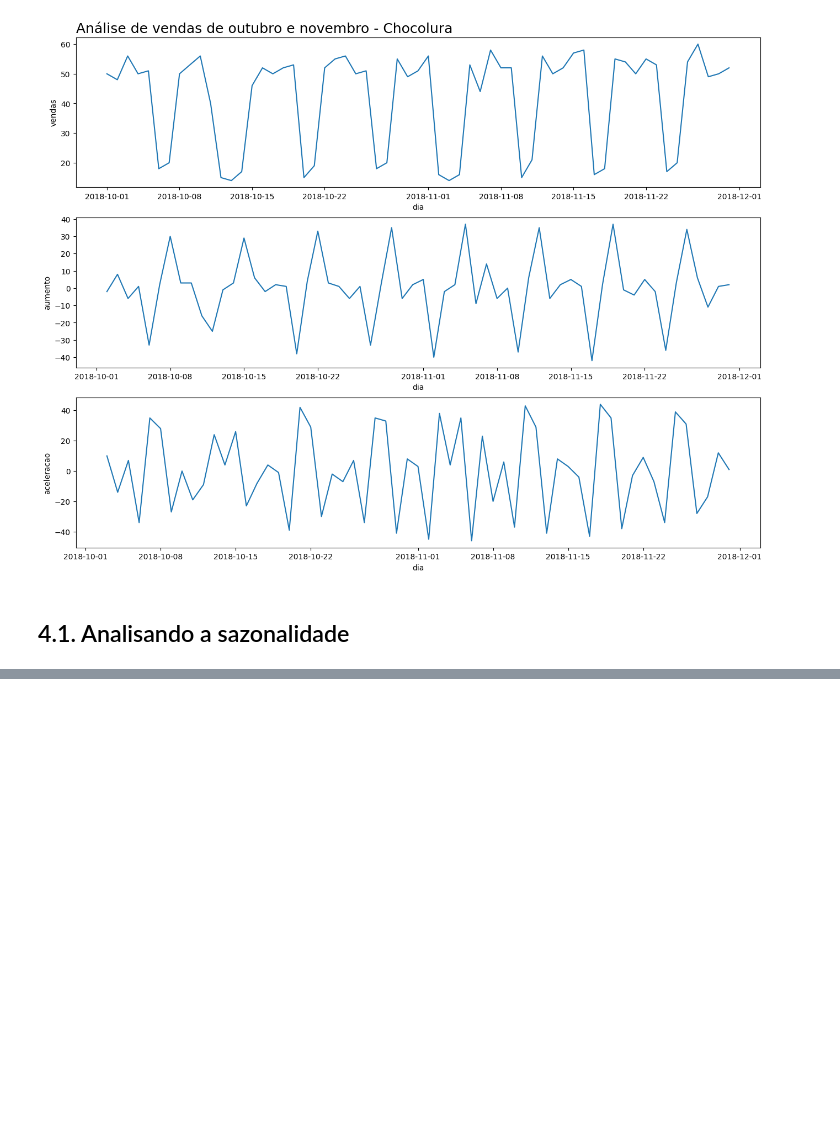
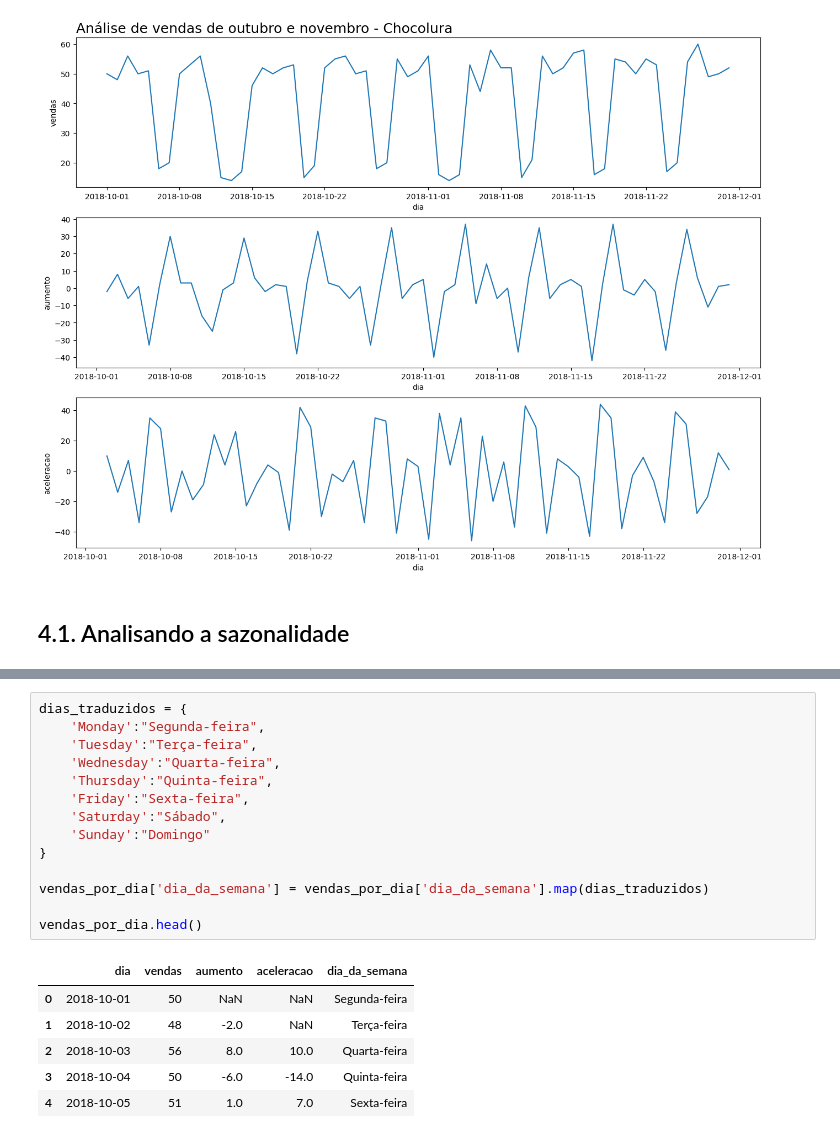
Before and after one commit to leticiafaria7/alura-courses, a Jupyter notebook: time-series/sazonalidade.ipynb, the cells around one changed output, grey strips where cells are left out. Saved outputs shown, nothing was run; the diff lists cells and outputs as text; blank space fills up the shorter version.

```diff
--- a/time-series/sazonalidade.ipynb
+++ b/time-series/sazonalidade.ipynb
@@ -153,0 +164,21 @@ plot_comparacao(x = 'dia', y1 = 'vendas', y2 = 'aumento', y3 = 'aceleracao', dat
+# %%
+dias_traduzidos = {
+    'Monday':"Segunda-feira",
+    'Tuesday':"Terça-feira",
+    'Wednesday':"Quarta-feira",
+    'Thursday':"Quinta-feira",
+    'Friday':"Sexta-feira",
+    'Saturday':"Sábado",
+    'Sunday':"Domingo"
+}
+
+vendas_por_dia['dia_da_semana'] = vendas_por_dia['dia_da_semana'].map(dias_traduzidos)
+
+vendas_por_dia.head()
+# %% [output]
+|  | dia | vendas | aumento | aceleracao | dia_da_semana |
+| 0 | 2018-10-01 | 50 | NaN | NaN | Segunda-feira |
+| 1 | 2018-10-02 | 48 | -2.0 | NaN | Terça-feira |
+| 2 | 2018-10-03 | 56 | 8.0 | 10.0 | Quarta-feira |
+| 3 | 2018-10-04 | 50 | -6.0 | -14.0 | Quinta-feira |
+| 4 | 2018-10-05 | 51 | 1.0 | 7.0 | Sexta-feira |
```
Also changed, not shown: parts of 3 cells of this notebook.
